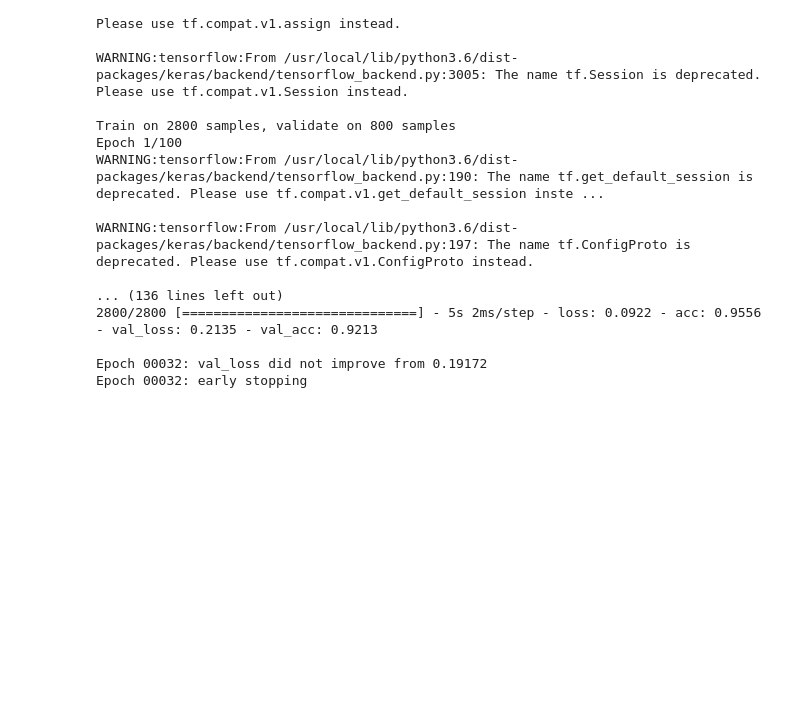
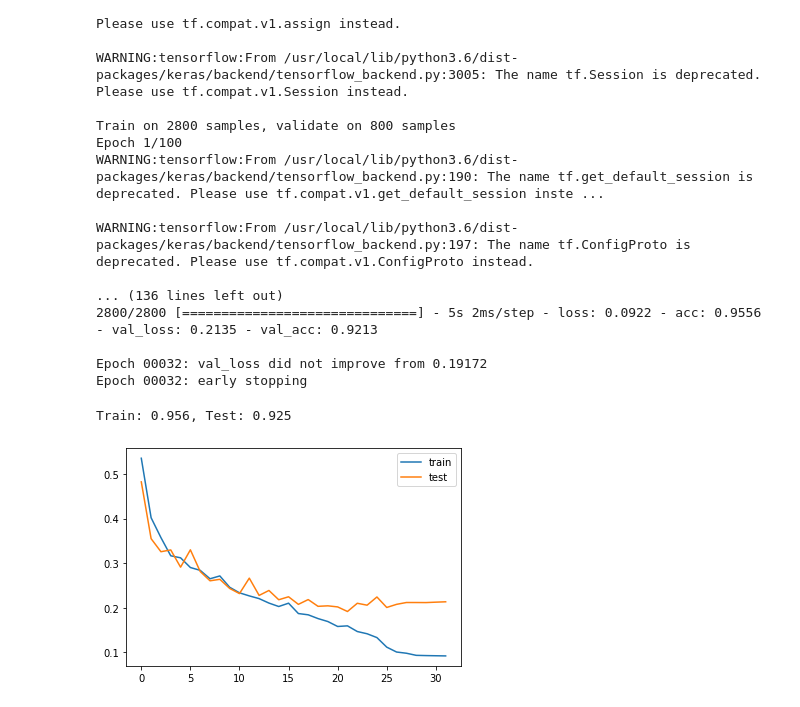
Before and after one commit to pwolscho/unet, a Jupyter notebook: u_net_final.ipynb, the cells around one changed output. Saved outputs shown, nothing was run; the diff lists cells and outputs as text; code cells hidden in the pictures; blank space fills up the shorter version.

```diff
--- a/u_net_final.ipynb
+++ b/u_net_final.ipynb
@@ -285,3 +285,19 @@ WARNING:tensorflow:From /usr/local/lib/python3.6/dist-packages/keras/backend/ten
 
 Epoch 00032: val_loss did not improve from 0.19172
 Epoch 00032: early stopping
+# %%
+# evaluate the model
+_, train_acc = model.evaluate(X_train, y_train, verbose=0)
+_, test_acc = model.evaluate(X_test, y_test, verbose=0)
+# %%
+from matplotlib import pyplot
+
+print('Train: %.3f, Test: %.3f' % (train_acc, test_acc))
+# plot training history
+pyplot.plot(results.history['loss'], label='train')
+pyplot.plot(results.history['val_loss'], label='test')
+pyplot.legend()
+pyplot.show()
+# %% [output]
+Train: 0.956, Test: 0.925
+[figure, added]
```
Also changed, not shown: parts of 4 cells of this notebook.
